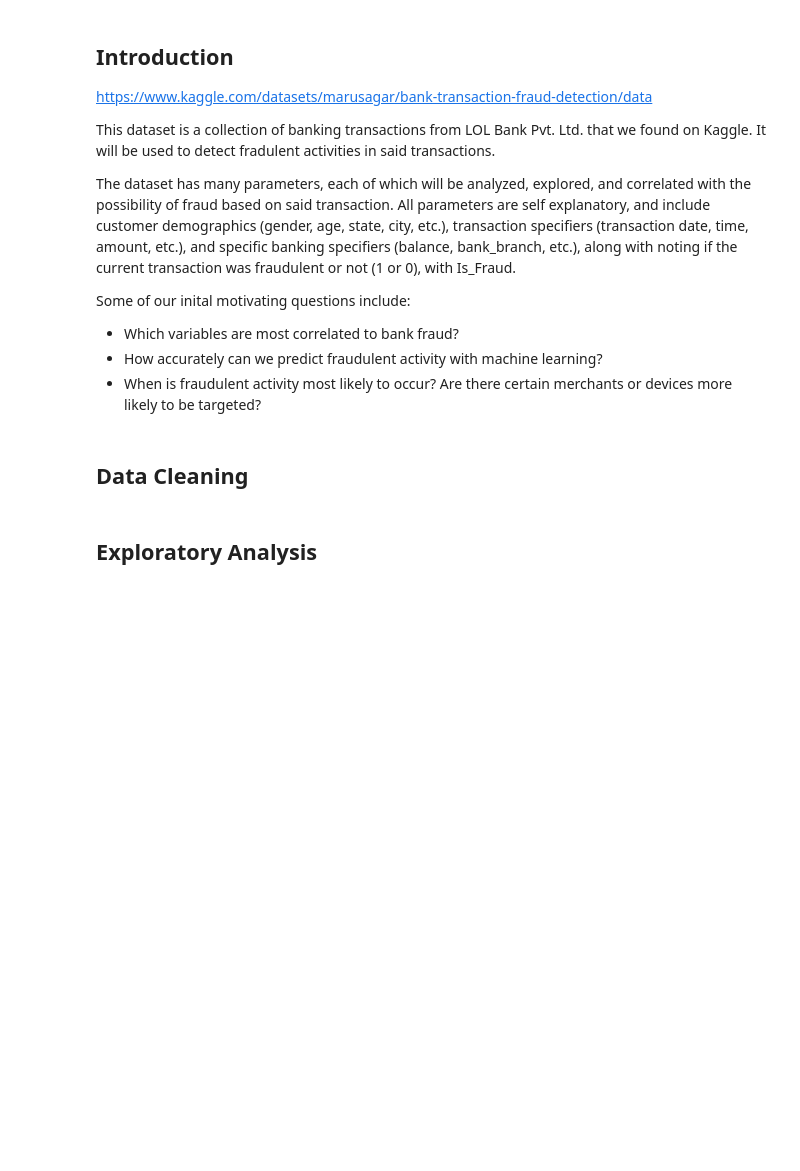
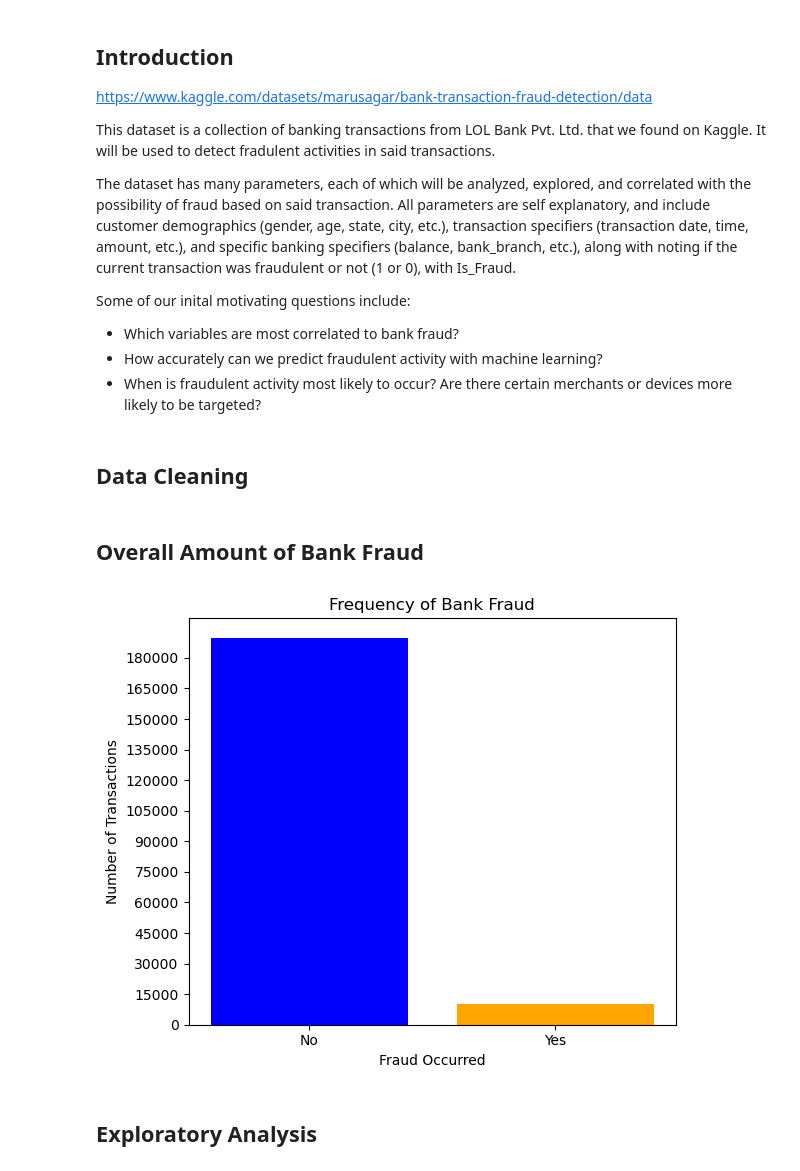
Before and after one commit to owenmilke/CS3870-Final-Project, a Jupyter notebook: BankFraud.ipynb, the cells around one changed output. Cells and saved outputs as stored; diff of their text form; code cells hidden in the pictures; blank space fills up the shorter version.

Commit message:
Added overall amount of fraud as per instructor feedback

```diff
--- a/BankFraud.ipynb
+++ b/BankFraud.ipynb
@@ -40,6 +40,27 @@ fraud_df['Transaction_Time'] = pd.to_datetime(fraud_df['Transaction_Time'], form
 
 # Make into new csv
 fraud_df.to_csv('Cleaned_Fraud.csv', index=False)
+# %% [markdown]
+## Overall Amount of Bank Fraud
+# %%
+fraud_counts = df['Is_Fraud'].value_counts().sort_index()
+fraud_labels = {0: 'No', 1: 'Yes'}
+labels = [fraud_labels.get(i, str(i)) for i in range(len(fraud_counts))]
+
+plt.figure(figsize=(6, 5))
+plt.bar(labels, fraud_counts.values, color=['blue', 'orange'])
+
+plt.title('Frequency of Bank Fraud')
+plt.xlabel('Fraud Occurred')
+plt.ylabel('Number of Transactions')
+plt.xticks(rotation=0)
+plt.yticks(np.arange(0, fraud_counts.max() + 1, 15000))
+plt.ylim(bottom=0)
+plt.tight_layout()
+
+plt.show()
+# %% [output]
+[figure, added]
 # %% [markdown]
 ## Exploratory Analysis
 # %%
```
Also changed, not shown: parts of 3 cells of this notebook.
